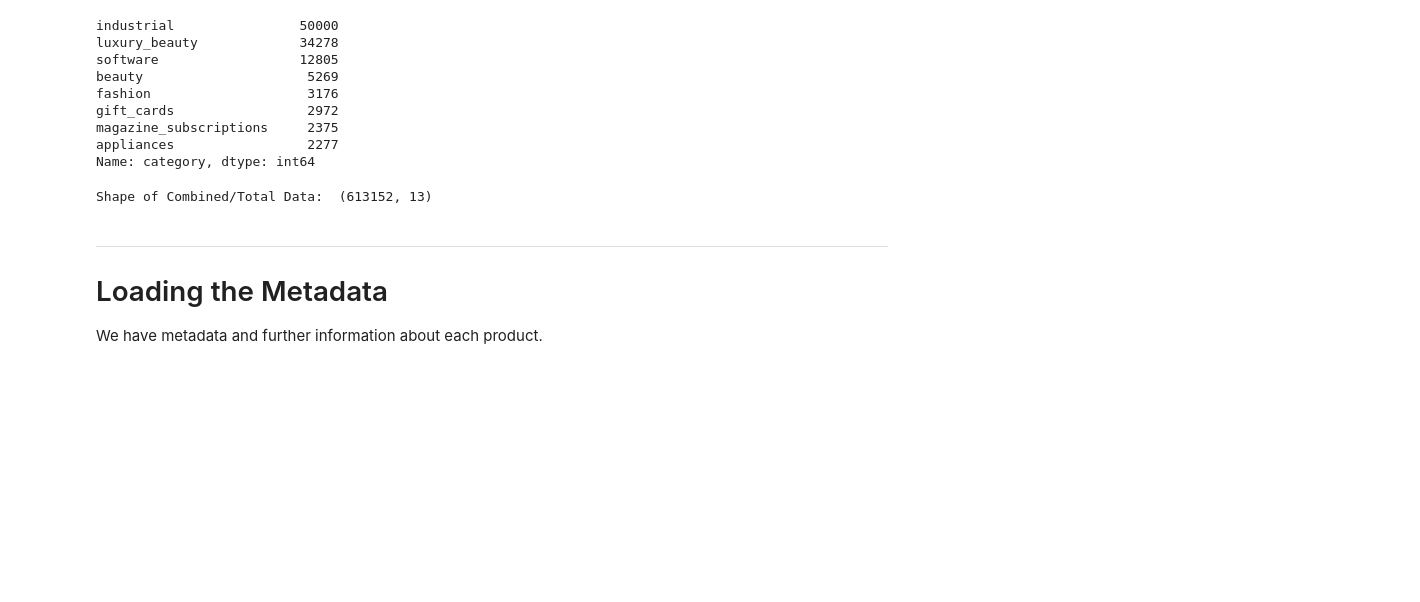
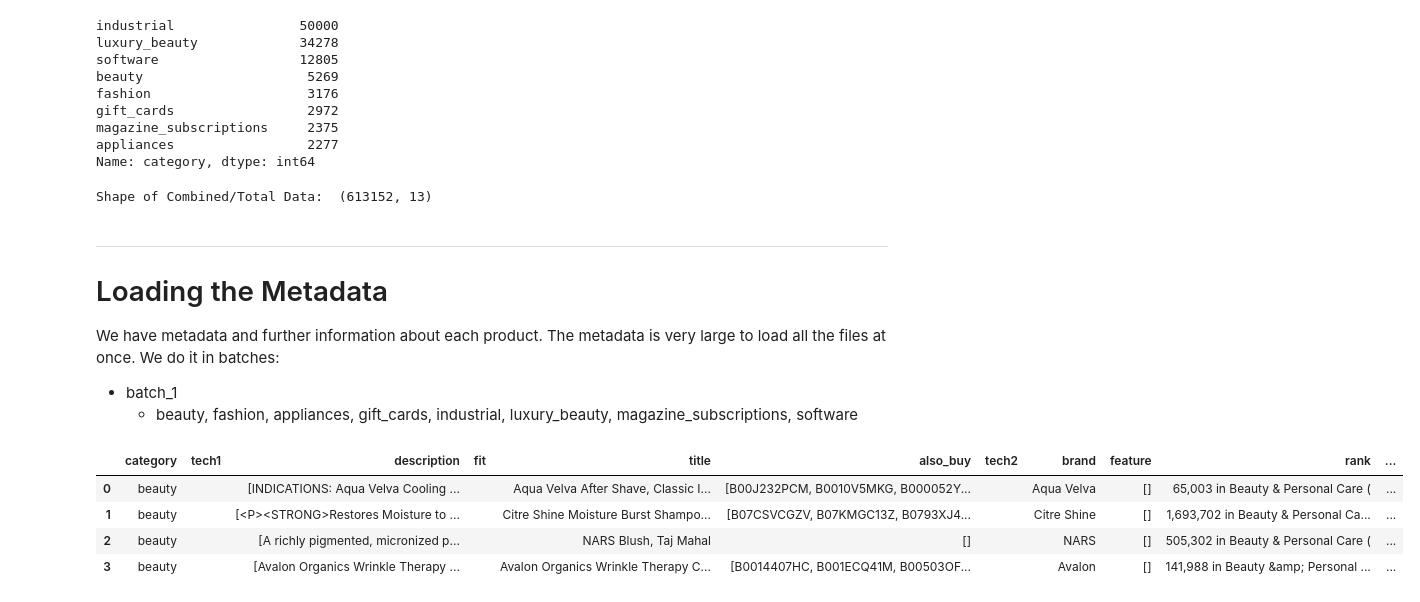
Before and after one commit to pavsingh7/Masters-Dissertation, a Jupyter notebook: Code/data_load.ipynb, the cells around one changed output. Saved outputs shown, nothing was run; the diff lists cells and outputs as text; code cells hidden in the pictures; blank space fills up the shorter version.

```diff
--- a/Code/data_load.ipynb
+++ b/Code/data_load.ipynb
@@ -206,7 +206,7 @@ toys_games = "/Users/pavansingh/Desktop/Amazon Review Data/Toys_and_Games_5.json
 video_games = "/Users/pavansingh/Desktop/Amazon Review Data/Video_Games_5.json"
 
 # load each file and join into dataframe
-for category, filename in [('arts_crafts_and_sewing', arts_crafts), ('automotive', automotive), ('cds_and_vinyl', cds_vinyl), ('cell_phones_and_accessories', cell_phones), ('home_and_kitchen', home_kitchen), ('musical_instruments', musical_instruments), ('office_products', office_products), ('tools_and_home_improvement', tools_home), ('toys_and_games', toys_games), ('video_games', video_games)]:
+for category, filename in [('arts_crafts_and_sewing', arts_crafts), ('automotive', automotive), ('cds_and_vinyl', cds_vinyl), ('cell_phones_and_accessories', cell_phones), ('clothing_shoes', clothing_shoes), ('electronics', electronics), ('grocery', grocery), ('home_and_kitchen', home_kitchen),  ('kindle_store', kindle_store), ('movies_tv', movies_tv), ('musical_instruments', musical_instruments), ('office_products', office_products),  ('patio_lawn', patio_lawn), ('pet_supplies', pet_supplies), ('sports_outdoors', sports_outdoors), ('tools_and_home_improvement', tools_home), ('toys_and_games', toys_games), ('video_games', video_games)]:
     for selected_data in read_file(filename, category):
         data.append(selected_data)
 
@@ -294,60 +294,56 @@ Shape of Combined/Total Data:  (613152, 13)
 ***
 # Loading the Metadata
 
-We have metadata and further information about each product.
+We have metadata and further information about each product. The metadata is very large to load all the files at once. We do it in batches:
+
+- batch_1
+    - beauty, fashion, appliances, gift_cards, industrial, luxury_beauty, magazine_subscriptions, software
+# %%
+# Function to read file
+def read_matching_metadata(filename, category, product_ids):
+    with open(filename, 'r') as file:
+        for line in file:
+            data = json.loads(line)
+            if data['asin'] in product_ids:
+                data['category'] = category
+                yield data
+
+# Read product reviews file and extract productIDs
+reviews_df = pd.read_csv('all_revs.csv', low_memory=False)
+product_ids = set(reviews_df['asin'])
 # %%
-data = []
+# category files - BATCH 1
 
-# category files - all metadata
 beauty = "/Users/pavansingh/Desktop/Amazon Review Data/Metadata/meta_All_Beauty.json"
 fashion = "/Users/pavansingh/Desktop/Amazon Review Data/Metadata/meta_AMAZON_FASHION.json"
 appliances = "/Users/pavansingh/Desktop/Amazon Review Data/Metadata/meta_Appliances.json"
 gift_cards = "/Users/pavansingh/Desktop/Amazon Review Data/Metadata/meta_Gift_Cards.json"
 industrial = "/Users/pavansingh/Desktop/Amazon Review Data/Metadata/meta_Industrial_and_Scientific.json"
 luxury_beauty = "/Users/pavansingh/Desktop/Amazon Review Data/Metadata/meta_Luxury_Beauty.json"
 magazine_subscriptions = "/Users/pavansingh/Desktop/Amazon Review Data/Metadata/meta_Magazine_Subscriptions.json"
 software = "/Users/pavansingh/Desktop/Amazon Review Data/Metadata/meta_Software.json"
-
 arts_crafts = "/Users/pavansingh/Desktop/Amazon Review Data/Metadata/meta_Arts_Crafts_and_Sewing.json"
 automotive = "/Users/pavansingh/Desktop/Amazon Review Data/Metadata/meta_Automotive.json"
 cds_vinyl = "/Users/pavansingh/Desktop/Amazon Review Data/Metadata/meta_CDs_and_Vinyl.json"
-cell_phones = "/Users/pavansingh/Desktop/Amazon Review Data/Metadata/meta_Cell_Phones_and_Accessories.json"
-clothing_shoes = "/Users/pavansingh/Desktop/Amazon Review Data/Metadata/meta_Clothing_Shoes_and_Jewelry.json"
-electronics = "/Users/pavansingh/Desktop/Amazon Review Data/Metadata/meta_Electronics.json"
-grocery = "/Users/pavansingh/Desktop/Amazon Review Data/Metadata/meta_Grocery_and_Gourmet_Food.json"
-home_kitchen = "/Users/pavansingh/Desktop/Amazon Review Data/Metadata/meta_Home_and_Kitchen.json"
-kindle_store = "/Users/pavansingh/Desktop/Amazon Review Data/Metadata/meta_Kindle_Store.json"
-movies_tv = "/Users/pavansingh/Desktop/Amazon Review Data/Metadata/meta_Movies_and_TV.json"
-musical_instruments = "/Users/pavansingh/Desktop/Amazon Review Data/Metadata/meta_Musical_Instruments.json"
-office_products = "/Users/pavansingh/Desktop/Amazon Review Data/Metadata/meta_Office_Products.json"
-patio_lawn = "/Users/pavansingh/Desktop/Amazon Review Data/Metadata/meta_Patio_Lawn_and_Garden.json"
-pet_supplies = "/Users/pavansingh/Desktop/Amazon Review Data/Metadata/meta_Pet_Supplies.json"
-sports_outdoors = "/Users/pavansingh/Desktop/Amazon Review Data/Metadata/meta_Sports_and_Outdoors.json"
-tools_home = "/Users/pavansingh/Desktop/Amazon Review Data/Metadata/meta_Tools_and_Home_Improvement.json"
-toys_games = "/Users/pavansingh/Desktop/Amazon Review Data/Metadata/meta_Toys_and_Games.json"
-video_games = "/Users/pavansingh/Desktop/Amazon Review Data/Metadata/meta_Video_Games.json"
 
+# Load each metadata file and join into a dataframe
+metadata_df_batch1 = []
 
-# function to read file
-def read_whole_file(filename, category):
-    with open(filename, 'r') as file:
-        for line in file:
-            data = json.loads(line)
-            data['category'] = category
-            yield data
+for category, filename in [('beauty', beauty), ('fashion', fashion), ('appliances', appliances), ('gift_cards', gift_cards), ('industrial', industrial), ('luxury_beauty', luxury_beauty), ('magazine_subscriptions', magazine_subscriptions), ('software', software), ('arts_crafts_and_sewing', arts_crafts), ('automotive', automotive), ('cds_and_vinyl', cds_vinyl)]:
+    for selected_data in read_matching_metadata(filename, category, product_ids):
+        metadata_df_batch1.append(selected_data)
 
+# to dataframe
+metadata_df_batch1 = pd.DataFrame(metadata_df_batch1)
 
-# load each file and join into dataframe
-for category, filename in [('beauty', beauty), ('fashion', fashion), ('appliances', appliances), ('gift_cards', gift_cards), ('industrial', industrial), ('luxury_beauty', luxury_beauty), ('magazine_subscriptions', magazine_subscriptions), ('software', software), ('arts_crafts_and_sewing', arts_crafts), ('automotive', automotive), ('cds_and_vinyl', cds_vinyl), ('cell_phones_and_accessories', cell_phones), ('home_and_kitchen', home_kitchen), ('musical_instruments', musical_instruments), ('office_products', office_products), ('tools_and_home_improvement', tools_home), ('toys_and_games', toys_games), ('video_games', video_games)]:
-    for selected_data in read_whole_file(filename, category):
-        data.append(selected_data)
+# Print the resulting metadata dataframe
+display(metadata_df_batch1.head(4))
 
-# make it into a dataframe
-data_meta = pd.DataFrame(data)
-
-# show the dataframe
-print("Shape of all data:", data_meta.shape)
-display(data_meta.head(5))
-
-# save data_with_less_reviews to csv called few_revs.csv
-data_meta.to_csv('metadata_all.csv')
+# Value counts
+print("Value Counts of products per Category:\n", metadata_df_batch1['category'].value_counts())
+# %% [output]
+|  | category | tech1 | description | fit | title | also_buy | tech2 | brand | feature | rank | ... |
+| 0 | beauty |  | [INDICATIONS: Aqua Velva Cooling ... |  | Aqua Velva After Shave, Classic I... | [B00J232PCM, B0010V5MKG, B000052Y... |  | Aqua Velva | [] | 65,003 in Beauty & Personal Care ( | ... |
+| 1 | beauty |  | [<P><STRONG>Restores Moisture to ... |  | Citre Shine Moisture Burst Shampo... | [B07CSVCGZV, B07KMGC13Z, B0793XJ4... |  | Citre Shine | [] | 1,693,702 in Beauty & Personal Ca... | ... |
+| 2 | beauty |  | [A richly pigmented, micronized p... |  | NARS Blush, Taj Mahal | [] |  | NARS | [] | 505,302 in Beauty & Personal Care ( | ... |
+| 3 | beauty |  | [Avalon Organics Wrinkle Therapy ... |  | Avalon Organics Wrinkle Therapy C... | [B0014407HC, B001ECQ41M, B00503OF... |  | Avalon | [] | 141,988 in Beauty &amp; Personal ... | ... |
```
Also changed, not shown: parts of 8 cells of this notebook, 2 other files.
